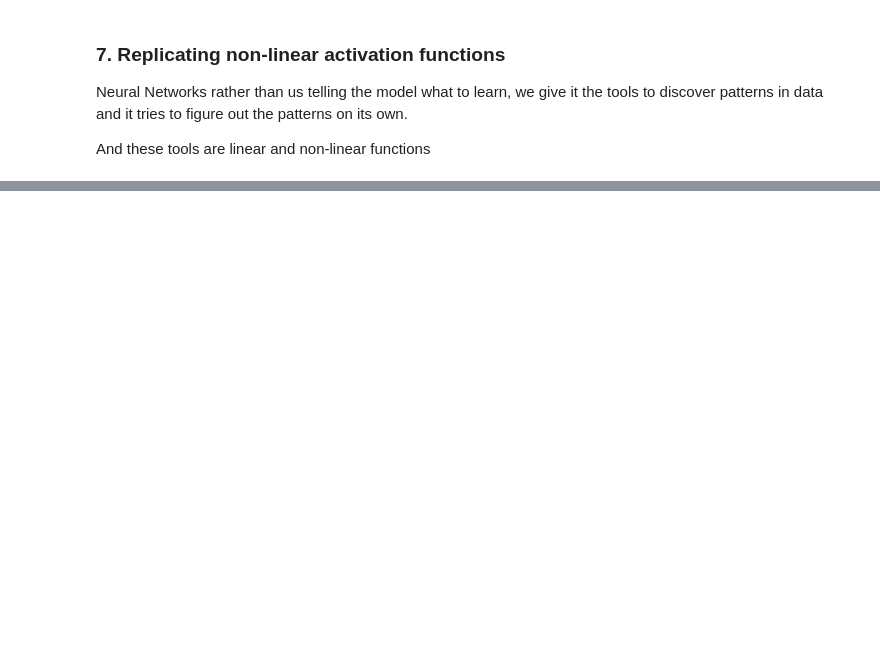
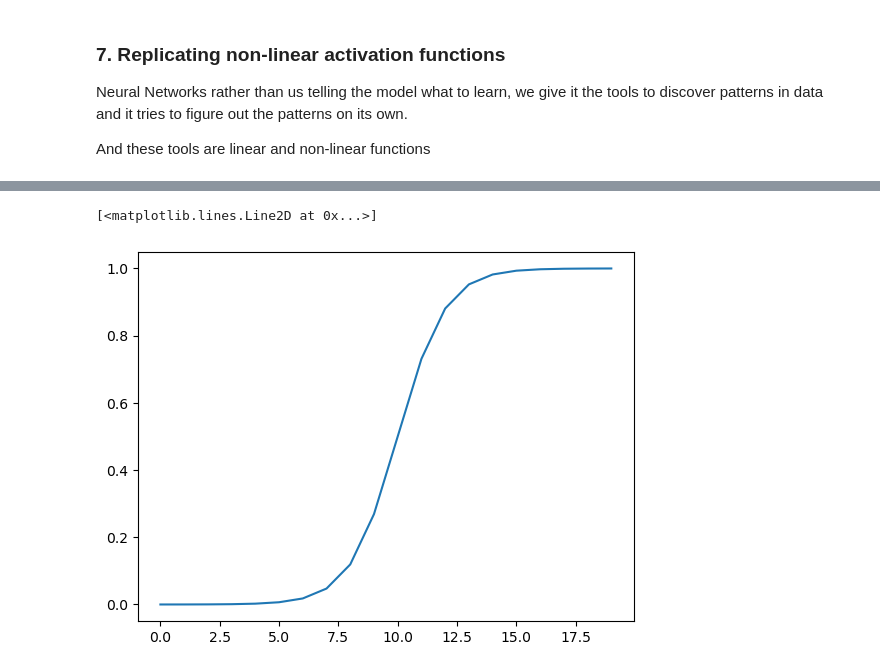
Before and after one commit to Prashin006/Pytorch, a Jupyter notebook: 02_Pytorch_Classification.ipynb, the cells around one changed output, grey strips where cells are left out. Cells and saved outputs as stored; diff of their text form; code cells hidden in the pictures; blank space fills up the shorter version.

```diff
--- a/02_Pytorch_Classification.ipynb
+++ b/02_Pytorch_Classification.ipynb
@@ -906,0 +943,6 @@ And these tools are linear and non-linear functions
+# %%
+# Now let's plot the sigmoid function
+plt.plot(torch.sigmoid(A))
+# %% [output]
+[<matplotlib.lines.Line2D at 0x...>]
+[figure, added]
```
Also changed, not shown: parts of 50 cells of this notebook.
